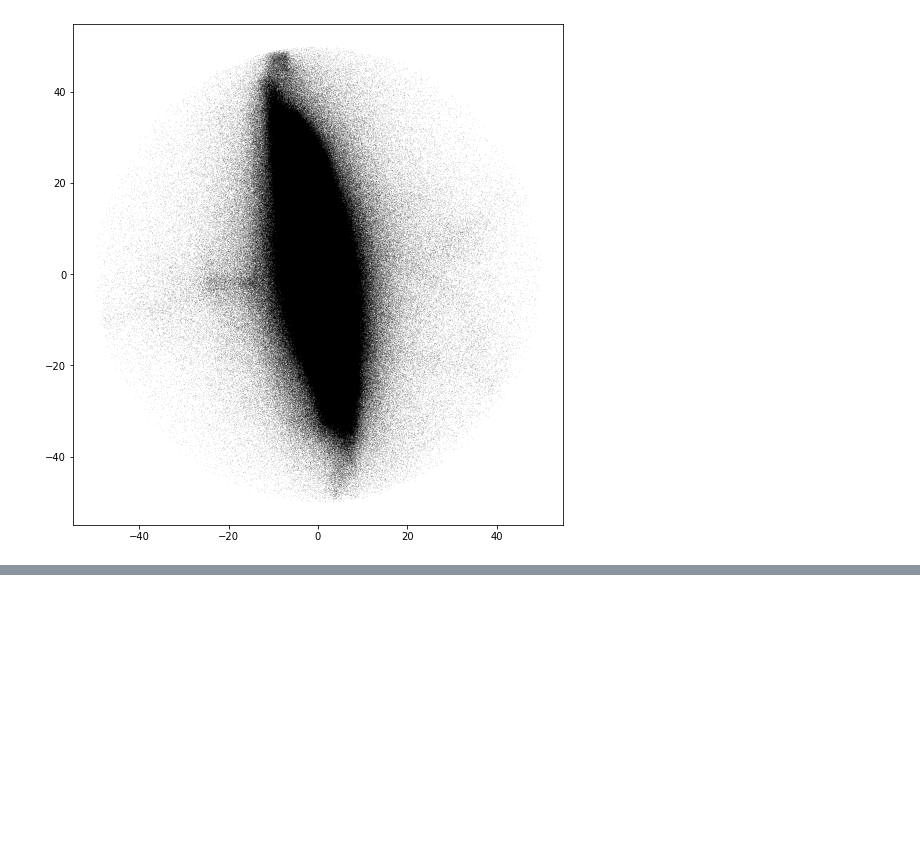
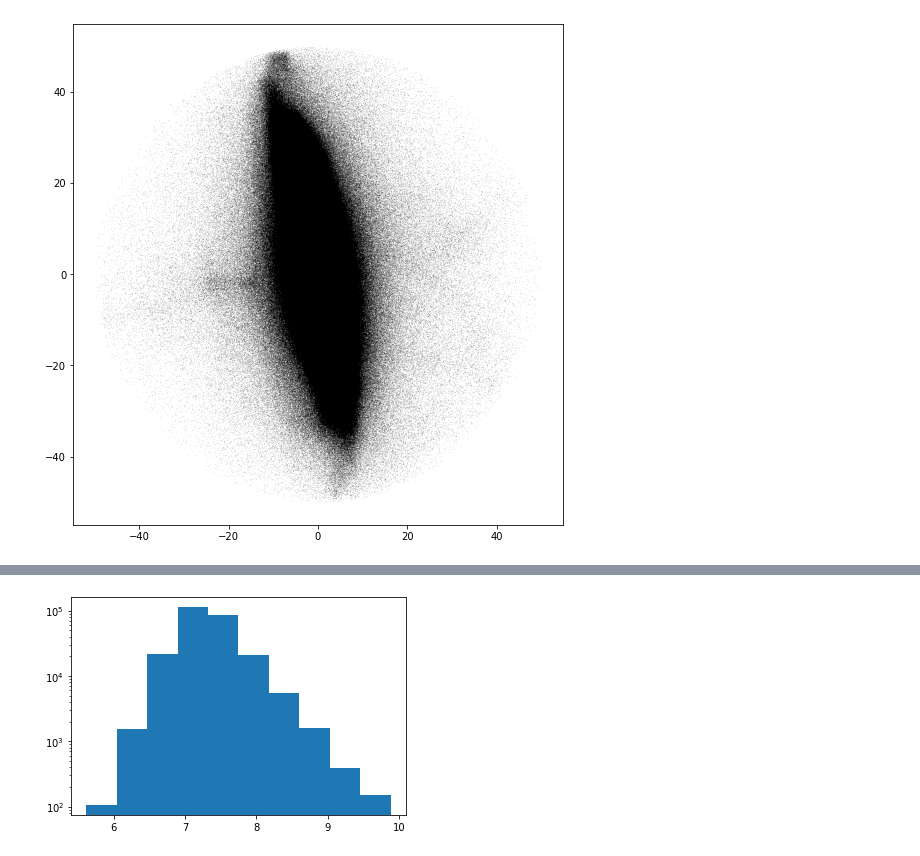
Before and after one commit to ornemarioni/gradients, a Jupyter notebook: programs/read_HESTIA.ipynb, the cells around one changed output, grey strips where cells are left out. Saved outputs shown, nothing was run; the diff lists cells and outputs as text; code cells hidden in the pictures; blank space fills up the shorter version.

```diff
--- a/programs/read_HESTIA.ipynb
+++ b/programs/read_HESTIA.ipynb
@@ -212,14 +307,38 @@ xstr = StrPos[:,0]
 ystr = StrPos[:,1]
 zstr = StrPos[:,2]
 
-xdrk = DrkPos[:,0]
-ydrk = DrkPos[:,1]
-zdrk = DrkPos[:,2]
+# xdrk = DrkPos[:,0]
+# ydrk = DrkPos[:,1]
+# zdrk = DrkPos[:,2]
 
-xgas = GasPos[:,0]
-ygas = GasPos[:,1]
-zgas = GasPos[:,2]
+# xgas = GasPos[:,0]
+# ygas = GasPos[:,1]
+# zgas = GasPos[:,2]
+
+for i in range(1):
+
+    x_str = (xstr - H_pos[i,0])*1000*a/h
+    y_str = (ystr - H_pos[i,1])*1000*a/h
+    z_str = (zstr - H_pos[i,2])*1000*a/h
+
+    rstr = np.sqrt(x_str**2 + y_str**2 + z_str**2)
+
+    mask, = np.where(rstr<50)
 # %%
+%%time
+
+xstr = StrPos[:,0]
+ystr = StrPos[:,1]
+zstr = StrPos[:,2]
+
+xdrk = DrkPos[:,0]
+ydrk = DrkPos[:,1]
+zdrk = DrkPos[:,2]
+
+xgas = GasPos[:,0]
+ygas = GasPos[:,1]
+zgas = GasPos[:,2]
+
 for i in range(1):
 
     x_str = (xstr - H_pos[i,0])*1000*a/h
@@ -240,0 +513,4 @@ ax.plot(x_str[mask],y_str[mask],'.k',markersize=0.05)
+# %%
+rend1.histogram(log=True)
+# %% [output]
+[figure, added]
```
Also changed, not shown: parts of 12 cells of this notebook, 1 other file.
